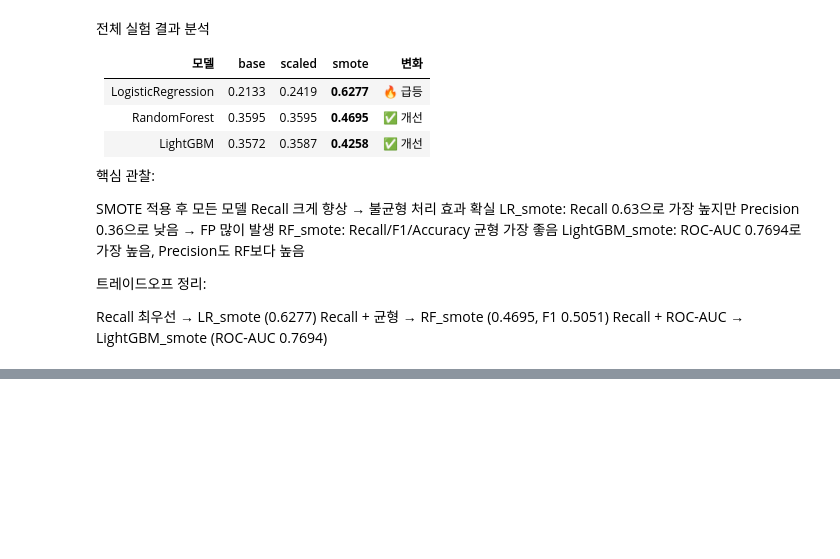
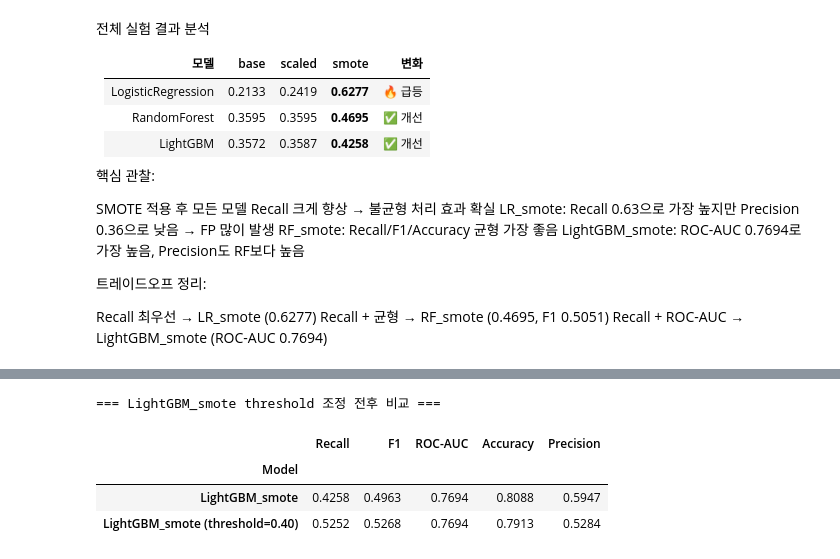
Before and after one commit to jjuuu999/hipython, a Jupyter notebook: ml/11_신용카드_채무불이행_고객예측.ipynb, the cells around one changed output, grey strips where cells are left out. Saved outputs shown, nothing was run; the diff lists cells and outputs as text; code cells hidden in the pictures; blank space fills up the shorter version.

```diff
--- a/ml/11_신용카드_채무불이행_고객예측.ipynb
+++ b/ml/11_신용카드_채무불이행_고객예측.ipynb
@@ -726,0 +869,10 @@ Recall + ROC-AUC → LightGBM_smote (ROC-AUC 0.7694)
+# %%
+# threshold=0.40 적용 후 성능 평가
+best_threshold = 0.40
+y_pred_optimal = (y_proba_lgbm >= best_threshold).astype(int)
+
+result_optimal = get_clf_eval(
+    y_test, y_pred_optimal, y_proba_lgbm,
+    model_name='LightGBM_smote (threshold=0.40)'
+)
+results.append(result_optimal)
@@ -726,0 +890,12 @@ Recall + ROC-AUC → LightGBM_smote (ROC-AUC 0.7694)
+# %%
+# threshold=0.5(기본) vs threshold=0.40 비교 테이블
+compare = pd.DataFrame([r for r in results if 'LightGBM_smote' in r['Model']])
+compare = compare.set_index('Model')
+print("=== LightGBM_smote threshold 조정 전후 비교 ===")
+compare
+# %% [output]
+=== LightGBM_smote threshold 조정 전후 비교 ===
+|  | Recall | F1 | ROC-AUC | Accuracy | Precision |
+| Model |  |  |  |  |  |
+| LightGBM_smote | 0.4258 | 0.4963 | 0.7694 | 0.8088 | 0.5947 |
+| LightGBM_smote (threshold=0.40) | 0.5252 | 0.5268 | 0.7694 | 0.7913 | 0.5284 |
```
Also changed, not shown: parts of 17 cells of this notebook.
